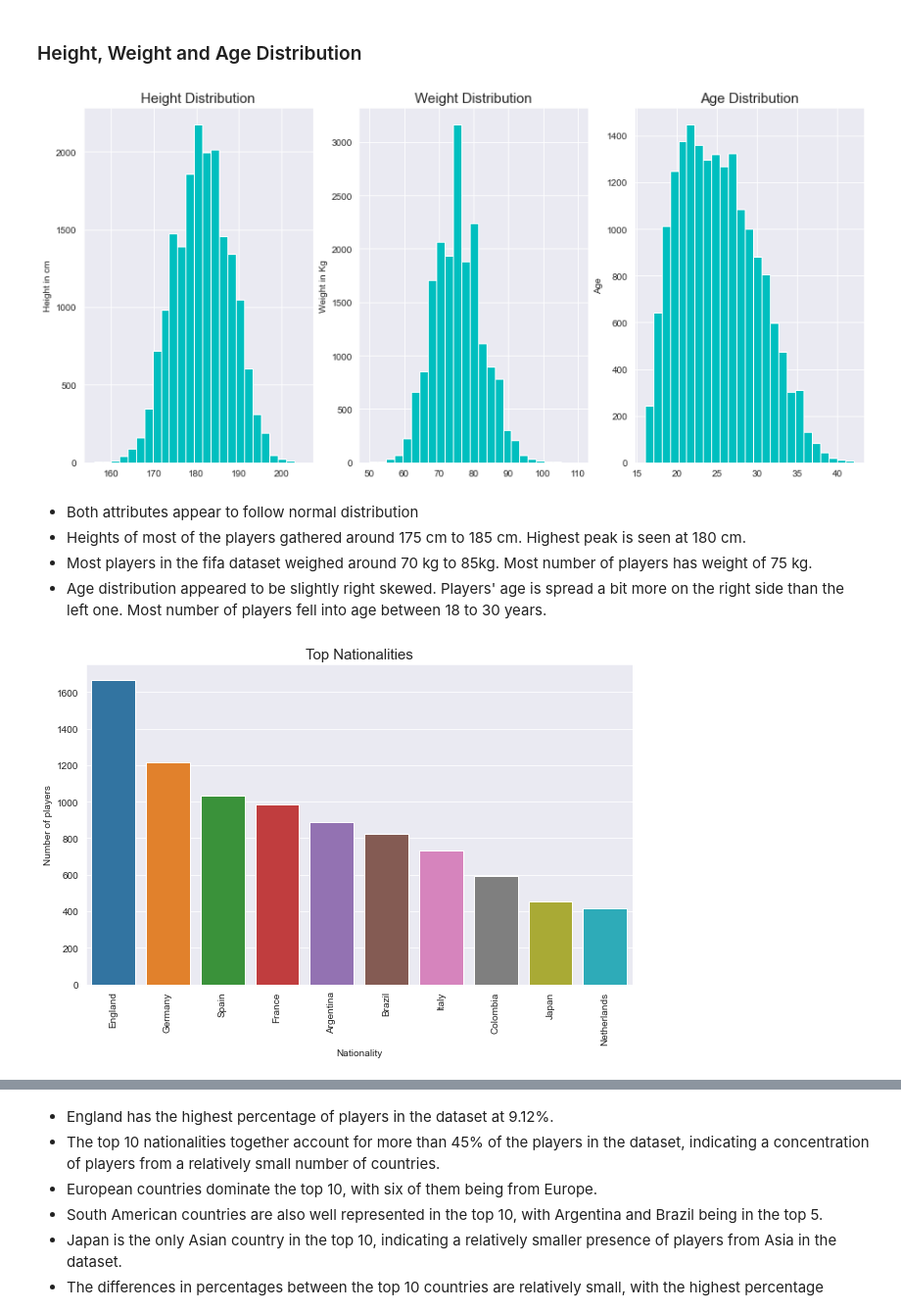
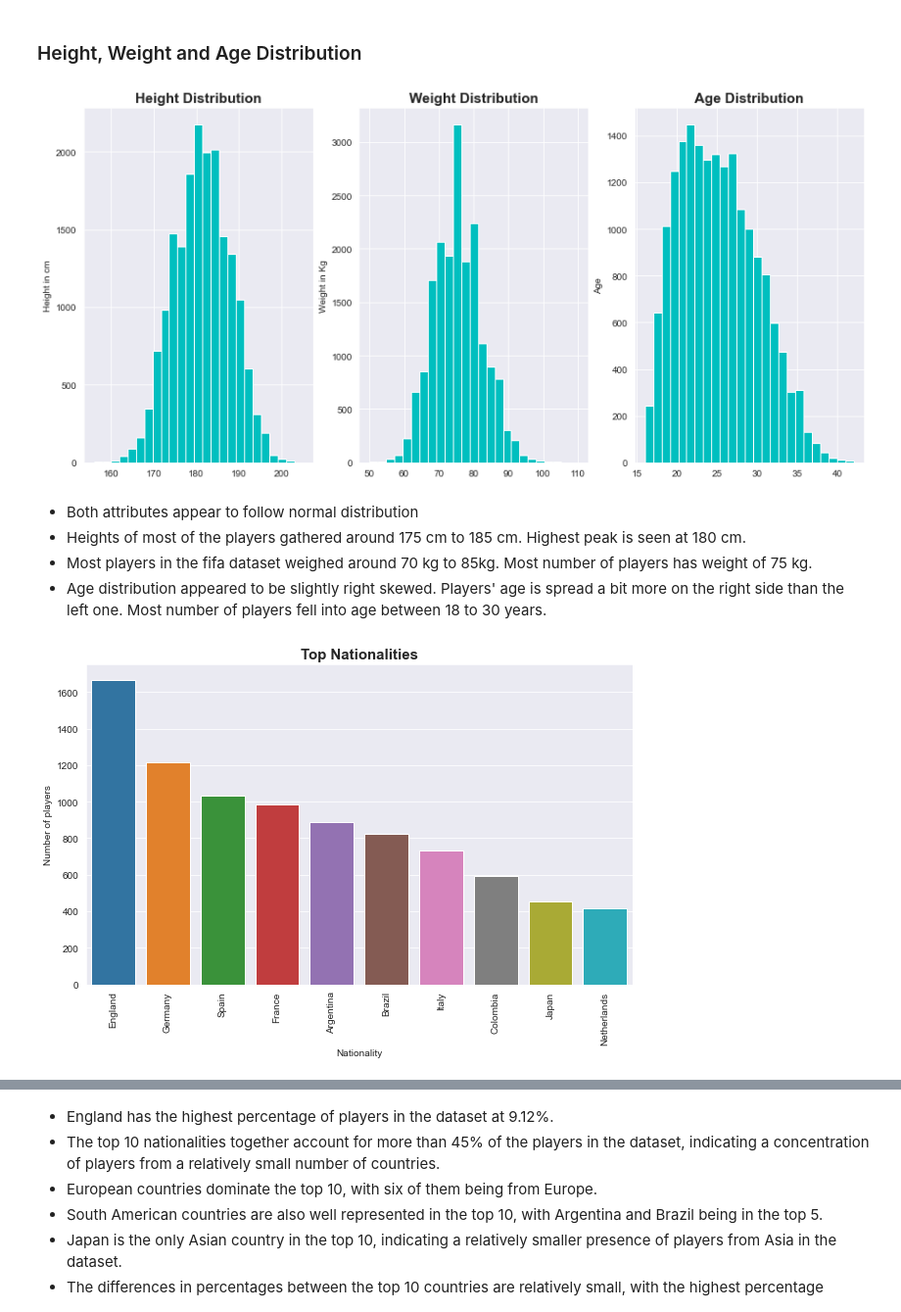
Before and after one commit to mdushetwar/Fifa-Players--EDA-Clustering, a Jupyter notebook: PRCP-1004-Fifa20.ipynb, the cells around one changed output, grey strips where cells are left out. Shown at 98% size. Cells and saved outputs as stored; diff of their text form; code cells hidden in the pictures.

```diff
--- a/PRCP-1004-Fifa20.ipynb
+++ b/PRCP-1004-Fifa20.ipynb
@@ -207,21 +207,21 @@ Now only one column is remained with the missing value. We do not want to direct
 # %%
 plt.figure(figsize=(15,7))
 plt.subplot(1,3,1)
 plt.hist(fifa['height_cm'], bins=25, color='c')
 plt.ylabel('Height in cm')
-plt.title('Height Distribution'.title(), fontsize=15)
+plt.title('Height Distribution'.title(), fontsize=15, fontweight="bold")
 
 plt.subplot(1,3,2)
 plt.hist(fifa['weight_kg'], bins=25, color='c')
 plt.ylabel('Weight in Kg')
-plt.title('Weight Distribution'.title(), fontsize=15)
+plt.title('Weight Distribution'.title(), fontsize=15, fontweight="bold")
 
 plt.subplot(1,3,3)
 plt.hist(fifa['age'], bins=25, color='c')
 plt.ylabel('Age')
-plt.title('Age Distribution'.title(), fontsize=15);
+plt.title('Age Distribution'.title(), fontsize=15, fontweight="bold");
 # %% [output]
-[figure, old version]
+[figure, new version]
 # %% [markdown]
 - Both attributes appear to follow normal distribution
 - Heights of most of the players gathered around 175 cm to 185 cm. Highest peak is seen at 180 cm.
@@ -235,9 +235,9 @@ sns.barplot(top_nationalities.keys(), top_nationalities)
 plt.xlabel('Nationality')
 plt.ylabel('Number of players')
 plt.xticks(rotation=90)
-plt.title('Top nationalities'.title(), fontsize=15);
+plt.title('Top nationalities'.title(), fontsize=15, fontweight="bold");
 # %% [output]
-[figure, old version]
+[figure, new version]
 # %%
 import geopandas as gpd
 
```
Also changed, not shown: parts of 20 cells of this notebook.
